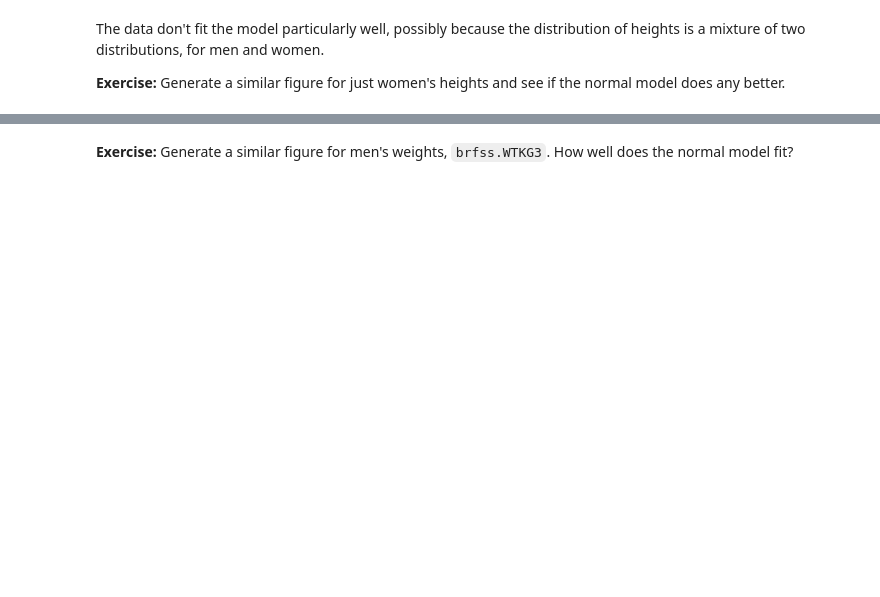
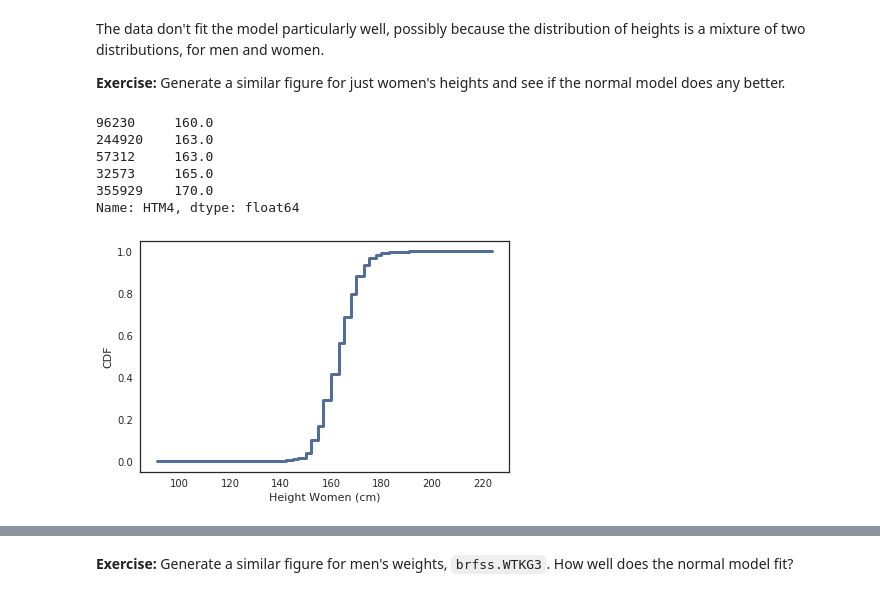
Before and after one commit to annagriffin/ThinkStats2, a Jupyter notebook: homeworks/homework02.ipynb, the cells around one changed output, grey strips where cells are left out. Cells and saved outputs as stored; diff of their text form; code cells hidden in the pictures; blank space fills up the shorter version.

```diff
--- a/homeworks/homework02.ipynb
+++ b/homeworks/homework02.ipynb
@@ -405,0 +410,18 @@ The data don't fit the model particularly well, possibly because the distributio
+# %%
+women = brfss[brfss.SEX == 2.0]
+women_heights = women.HTM4
+women_heights.head()
+# %% [output]
+96230     160.0
+244920    163.0
+57312     163.0
+32573     165.0
+355929    170.0
+Name: HTM4, dtype: float64
+# %%
+cdf_women = Cdf(women_heights)
+thinkplot.Cdf(cdf_women)
+
+decorate(xlabel='Height Women (cm)', ylabel='CDF')
+# %% [output]
+[figure, added]
```
Also changed, not shown: parts of 75 cells of this notebook, 1 other file.
